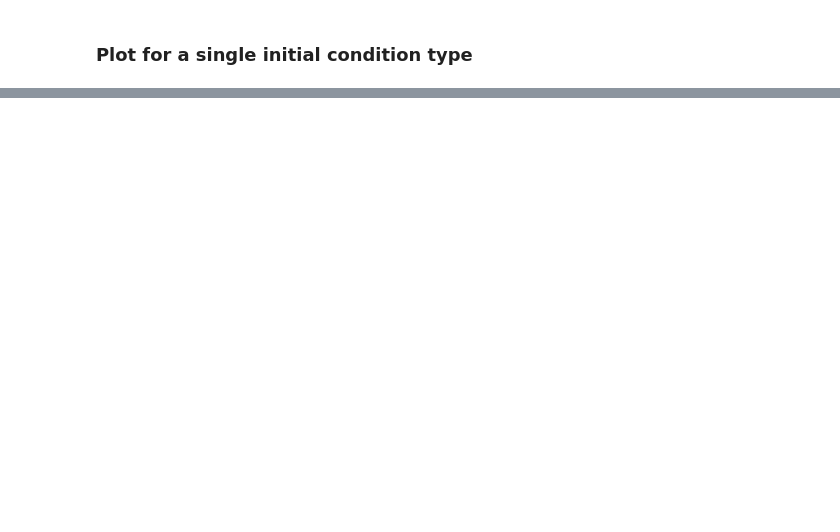
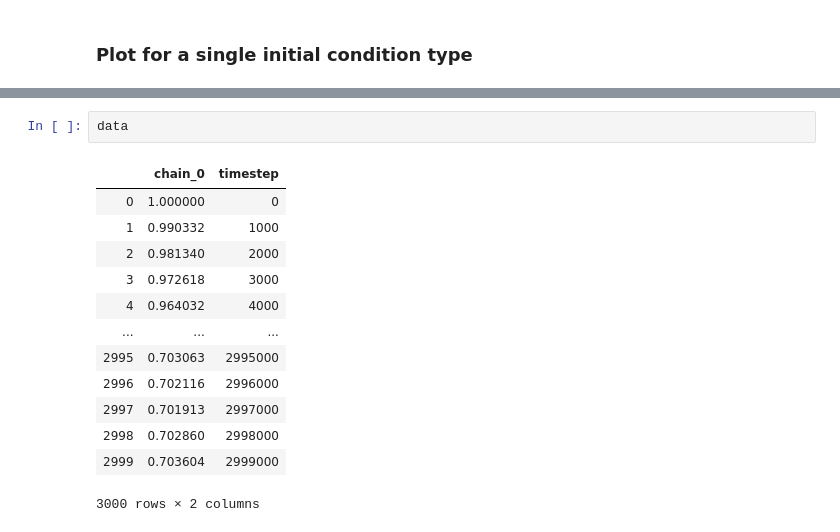
Before and after one commit to MGarrod1/unobserved_spin_influence, a Jupyter notebook: Figure_3_Pokec/Make_Pokec_burn_in_time_plots.ipynb, the cells around one changed output, grey strips where cells are left out. Drawn from its saved outputs; the diff is of its cells as text; blank space fills up the shorter version.

```diff
--- a/Figure_3_Pokec/Make_Pokec_burn_in_time_plots.ipynb
+++ b/Figure_3_Pokec/Make_Pokec_burn_in_time_plots.ipynb
@@ -100,0 +143,16 @@ Text(0.5, 1.0, '$\\beta$=8$\\beta_c$, g=1')
+# %%
+data
+# %% [output]
+|  | chain_0 | timestep |
+| 0 | 1.000000 | 0 |
+| 1 | 0.990332 | 1000 |
+| 2 | 0.981340 | 2000 |
+| 3 | 0.972618 | 3000 |
+| 4 | 0.964032 | 4000 |
+| ... | ... | ... |
+| 2995 | 0.703063 | 2995000 |
+| 2996 | 0.702116 | 2996000 |
+| 2997 | 0.701913 | 2997000 |
+| 2998 | 0.702860 | 2998000 |
+| 2999 | 0.703604 | 2999000 |
+3000 rows × 2 columns
```
Also changed, not shown: parts of 6 cells of this notebook.
